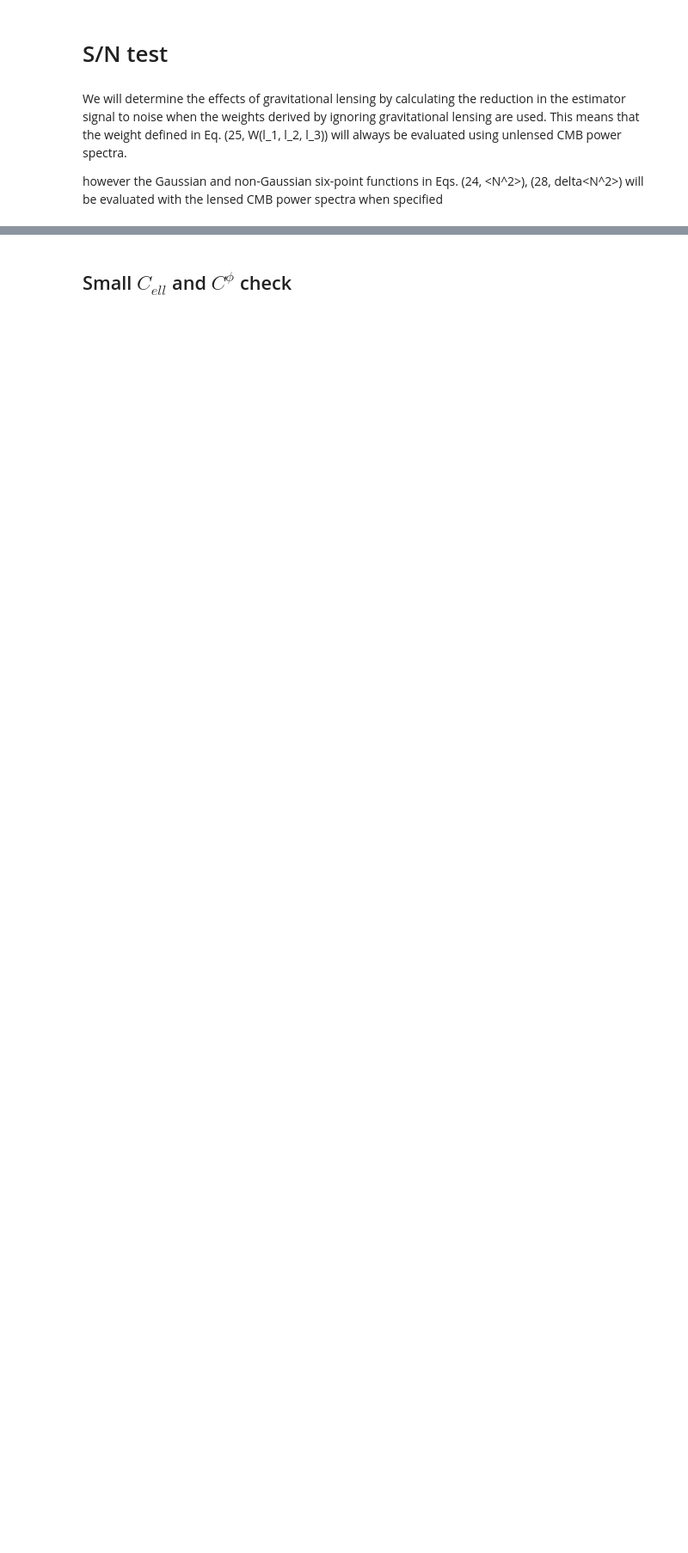
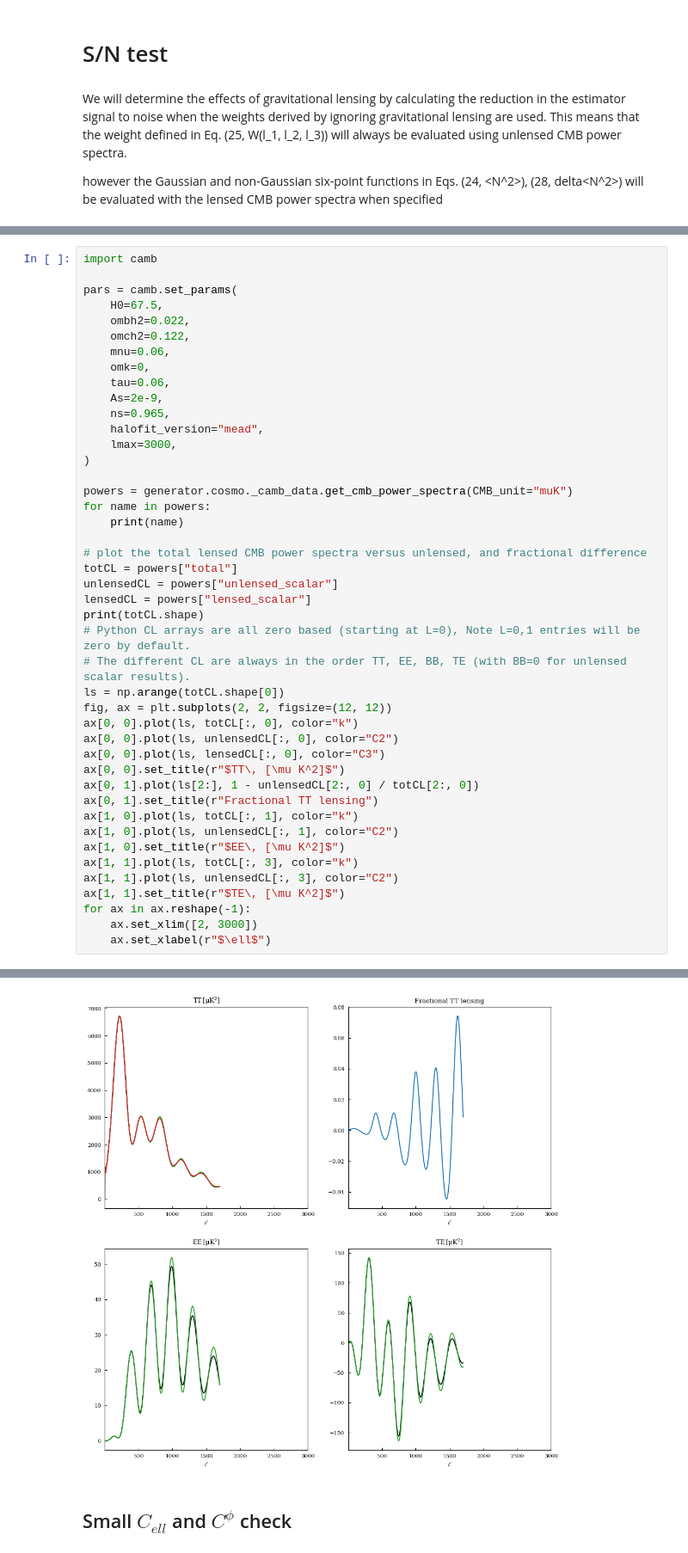
Before and after one commit to JBrandonS/MLPNG, a Jupyter notebook: lens_test.ipynb, the cells around one changed output, grey strips where cells are left out. Shown at 86% size. Cells and saved outputs as stored; diff of their text form; blank space fills up the shorter version.

```diff
--- a/lens_test.ipynb
+++ b/lens_test.ipynb
@@ -401,0 +441,45 @@ LMAX = generator.lmax / sqrt(8)
+# %%
+import camb
+
+pars = camb.set_params(
+    H0=67.5,
+    ombh2=0.022,
+    omch2=0.122,
+    mnu=0.06,
+    omk=0,
+    tau=0.06,
+    As=2e-9,
+    ns=0.965,
+    halofit_version="mead",
+    lmax=3000,
+)
+
+powers = generator.cosmo._camb_data.get_cmb_power_spectra(CMB_unit="muK")
+for name in powers:
+    print(name)
+
+# plot the total lensed CMB power spectra versus unlensed, and fractional difference
+totCL = powers["total"]
+unlensedCL = powers["unlensed_scalar"]
+lensedCL = powers["lensed_scalar"]
+print(totCL.shape)
+# Python CL arrays are all zero based (starting at L=0), Note L=0,1 entries will be zero by default.
+# The different CL are always in the order TT, EE, BB, TE (with BB=0 for unlensed scalar results).
+ls = np.arange(totCL.shape[0])
+fig, ax = plt.subplots(2, 2, figsize=(12, 12))
+ax[0, 0].plot(ls, totCL[:, 0], color="k")
+ax[0, 0].plot(ls, unlensedCL[:, 0], color="C2")
+ax[0, 0].plot(ls, lensedCL[:, 0], color="C3")
+ax[0, 0].set_title(r"$TT\, [\mu K^2]$")
+ax[0, 1].plot(ls[2:], 1 - unlensedCL[2:, 0] / totCL[2:, 0])
+ax[0, 1].set_title(r"Fractional TT lensing")
+ax[1, 0].plot(ls, totCL[:, 1], color="k")
+ax[1, 0].plot(ls, unlensedCL[:, 1], color="C2")
+ax[1, 0].set_title(r"$EE\, [\mu K^2]$")
+ax[1, 1].plot(ls, totCL[:, 3], color="k")
+ax[1, 1].plot(ls, unlensedCL[:, 3], color="C2")
+ax[1, 1].set_title(r"$TE\, [\mu K^2]$")
+for ax in ax.reshape(-1):
+    ax.set_xlim([2, 3000])
+    ax.set_xlabel(r"$\ell$")
+# %% [output]
@@ -402,3 +493,4 @@ LMAX = generator.lmax / sqrt(8)
+[figure, added]
 # %% [markdown]
 ## Small $C_{ell}$ and $C^\phi$ check
 # %%
```
Also changed, not shown: parts of 32 cells of this notebook, 17 other files.
